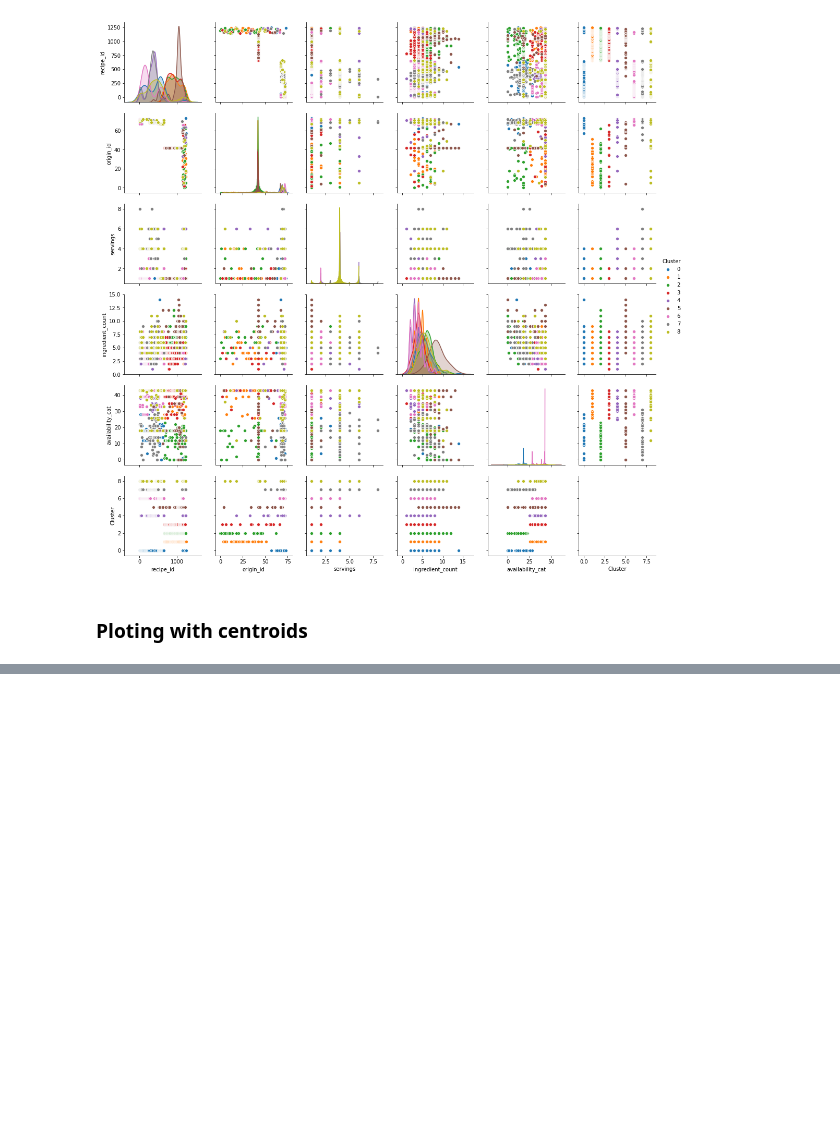
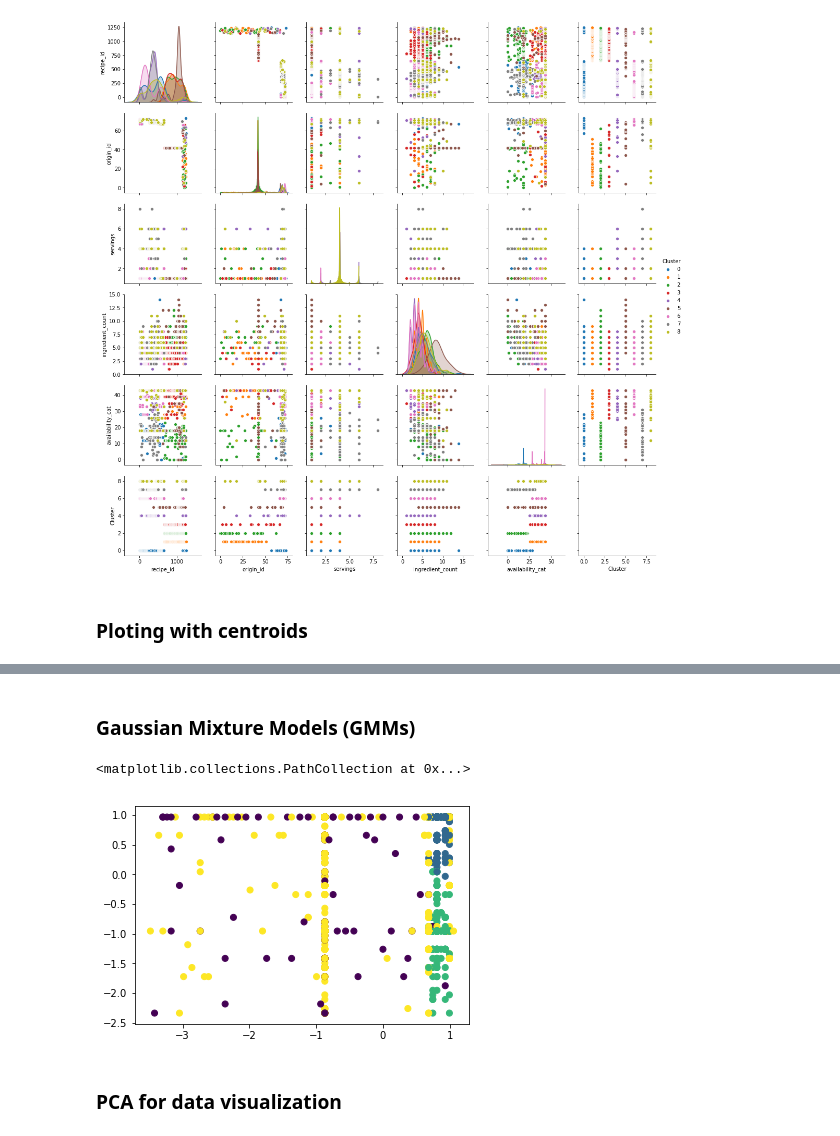
Before and after one commit to rezaadle/food-mama-project, a Jupyter notebook: mama-kmeans-unsupervised-clustering.ipynb, the cells around one changed output, grey strips where cells are left out. Cells and saved outputs as stored; diff of their text form; code cells hidden in the pictures; blank space fills up the shorter version.

```diff
--- a/mama-kmeans-unsupervised-clustering.ipynb
+++ b/mama-kmeans-unsupervised-clustering.ipynb
@@ -285,0 +298,11 @@ plt.show()
+# %% [markdown]
+### Gaussian Mixture Models (GMMs)
+# %%
+from sklearn.mixture import GaussianMixture
+gmm = GaussianMixture(n_components=4).fit(X_scaled).predict(X_scaled)
+plt.scatter(X_stand[:,0], X_stand[:,3], c=gmm, cmap='viridis')
+# %% [output]
+<matplotlib.collections.PathCollection at 0x...>
+[figure, added]
+# %% [markdown]
+### PCA for data visualization
```
Also changed, not shown: parts of 15 cells of this notebook.
